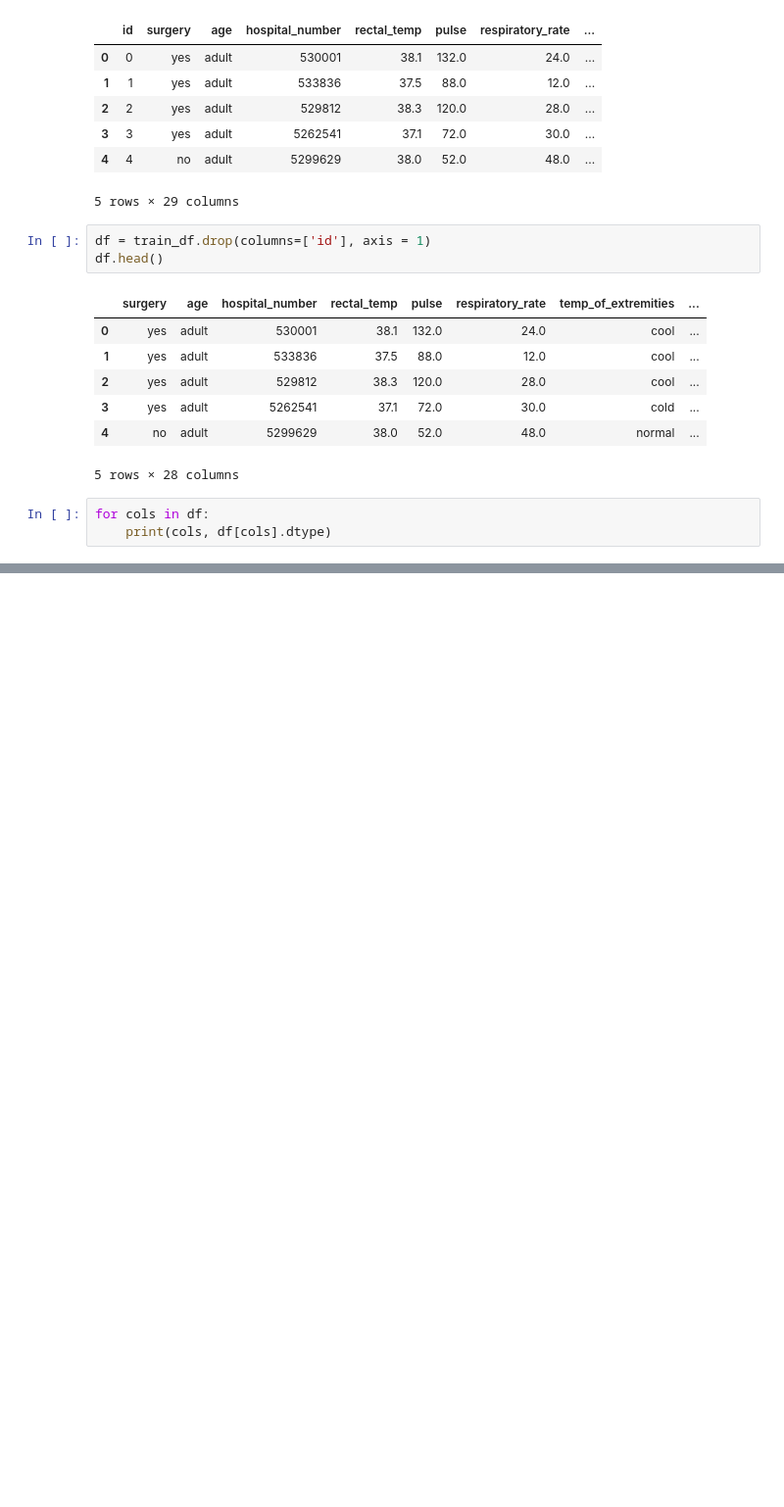
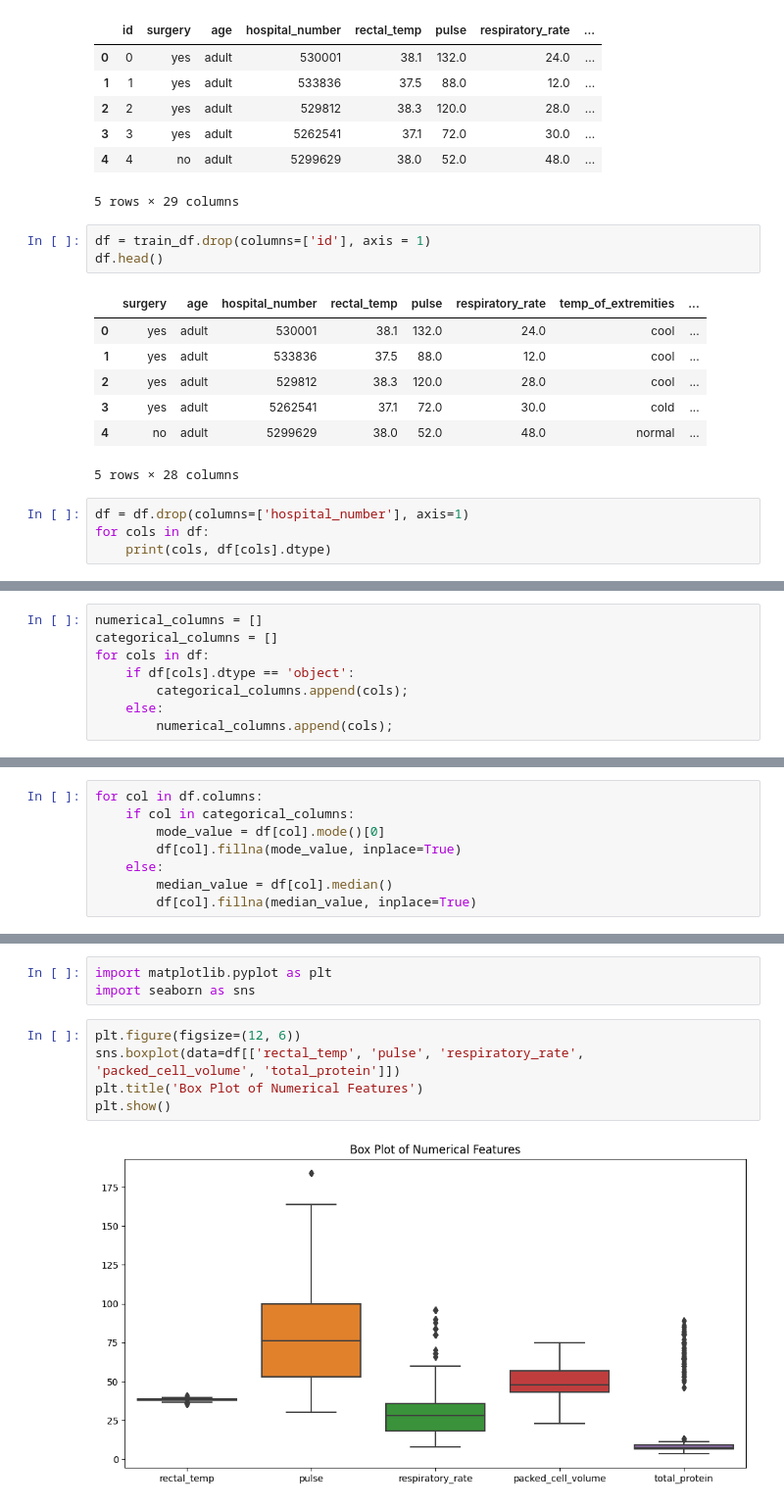
Before and after one commit to kunduanshuman07/Kaggle-competitions, a Jupyter notebook: Playground/Health Outcome of Horses/Model.ipynb, the cells around one changed output, grey strips where cells are left out. Shown: that part at 98% size. Cells and saved outputs as stored; diff of their text form; blank space fills up the shorter version.

```diff
--- a/Playground/Health Outcome of Horses/Model.ipynb
+++ b/Playground/Health Outcome of Horses/Model.ipynb
@@ -33,6 +33,7 @@ df.head()
 | 4 | no | adult | 5299629 | 38.0 | 52.0 | 48.0 | normal | ... |
 5 rows × 28 columns
 # %%
+df = df.drop(columns=['hospital_number'], axis=1)
 for cols in df:
     print(cols, df[cols].dtype)
 # %% [output]
@@ -93,3 +94,11 @@ lesion_3                   0
 cp_data                    0
 outcome                    0
 dtype: int64
+# %%
+numerical_columns = []
+categorical_columns = []
+for cols in df:
+    if df[cols].dtype == 'object':
+        categorical_columns.append(cols);
+    else:
+        numerical_columns.append(cols);
@@ -95,0 +138,8 @@ dtype: int64
+# %%
+for col in df.columns:
+    if col in categorical_columns:
+        mode_value = df[col].mode()[0]
+        df[col].fillna(mode_value, inplace=True)
+    else:
+        median_value = df[col].median()
+        df[col].fillna(median_value, inplace=True)
@@ -95,0 +166,10 @@ dtype: int64
+# %%
+import matplotlib.pyplot as plt
+import seaborn as sns
+# %%
+plt.figure(figsize=(12, 6))
+sns.boxplot(data=df[['rectal_temp', 'pulse', 'respiratory_rate', 'packed_cell_volume', 'total_protein']])
+plt.title('Box Plot of Numerical Features')
+plt.show()
+# %% [output]
+[figure, added]
```
Also changed, not shown: parts of 16 cells of this notebook, 1 other file.
